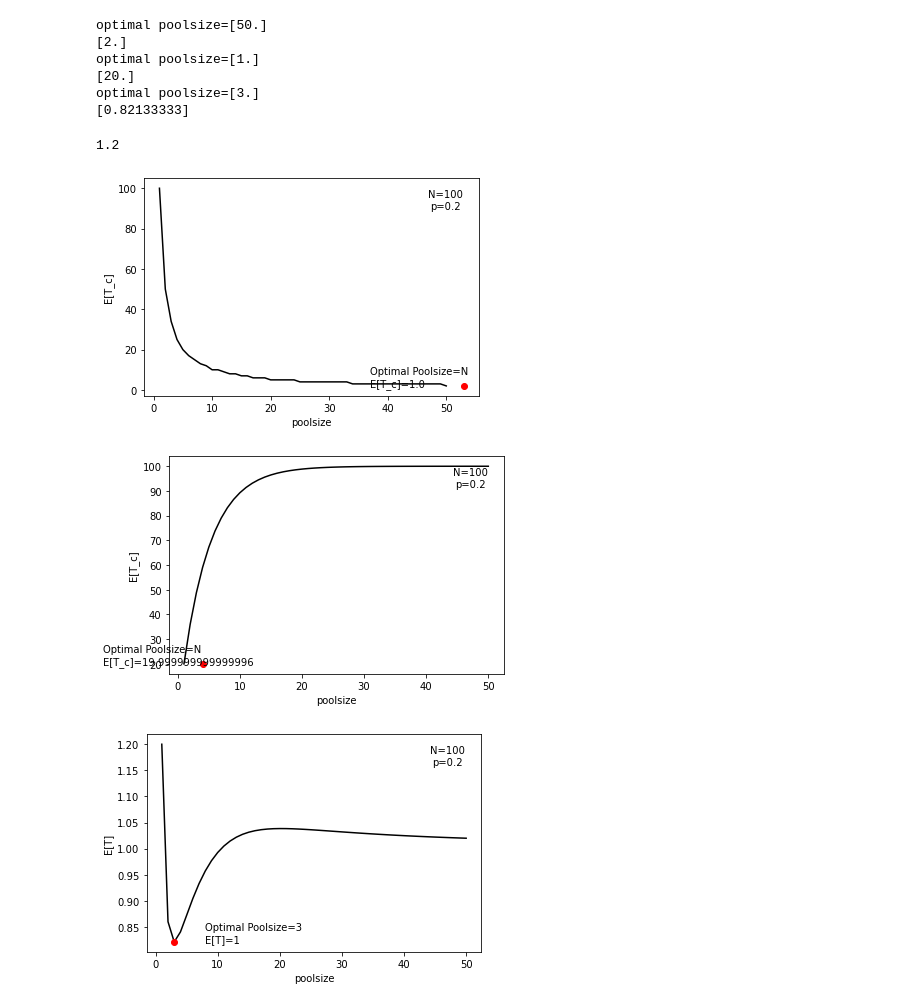
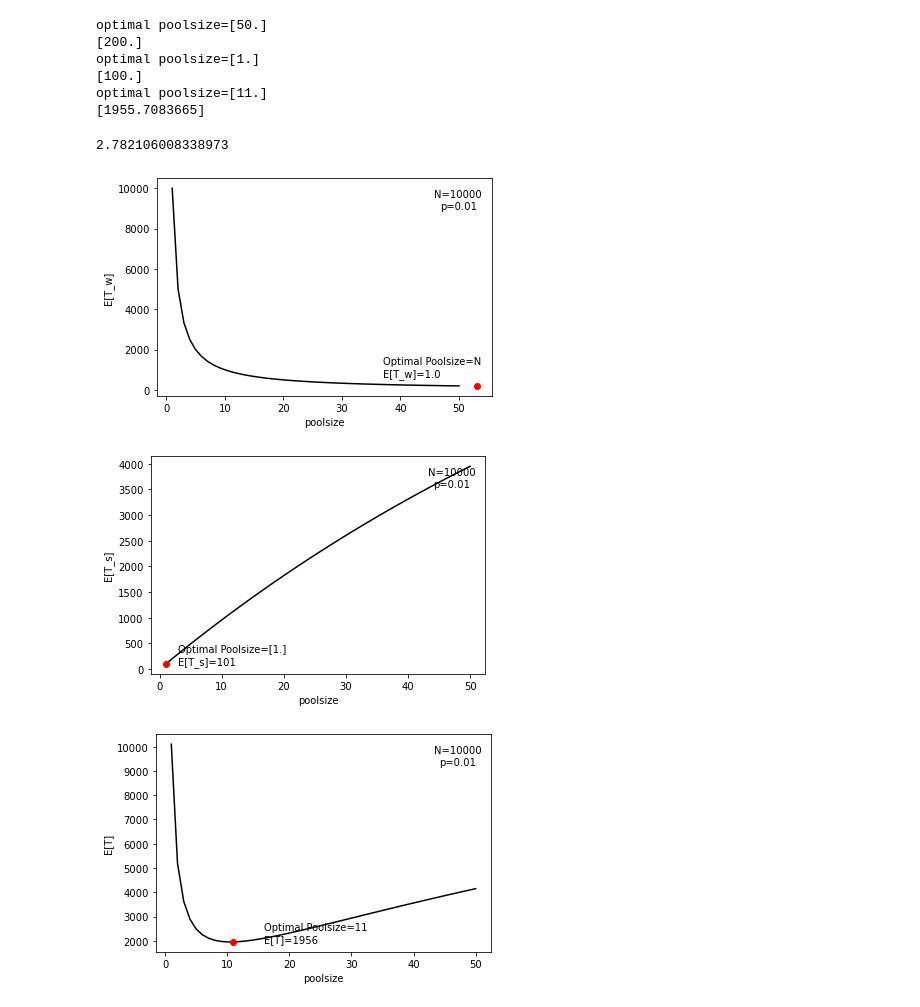
Before and after one commit to metsch/masterthesis, a Jupyter notebook: src/py/rq1.ipynb, the cells around one changed output. Drawn from its saved outputs; the diff is of its cells as text; code cells hidden in the pictures.

```diff
--- a/src/py/rq1.ipynb
+++ b/src/py/rq1.ipynb
@@ -3,13 +3,14 @@ import math
 from scipy import optimize
 import matplotlib.pyplot as plt
 import numpy as np
-N = 100
-percent = 20
+import pandas as pd
+N = 10000
+percent = 1
 prevalence = (percent * N) /100.0
 p = prevalence/N
 
 def expected_write_transactions(k):
-    number_of_pools = np.ceil(N/k)
+    number_of_pools = N/k
     return number_of_pools
 
 x = np.linspace(1,50,50).astype(float)
@@ -26,10 +27,10 @@ fig = plt.figure()
 new=fig.add_subplot(111)
 new.plot(x,y,"black")
 new.plot(x[opt_idx]+3,y[opt_idx],"ro")
-new.text(x[opt_idx]-13,y[opt_idx],"Optimal Poolsize={}\nE[T_c]={}".format("N",np.amin(y_n)))
+new.text(x[opt_idx]-13,y[opt_idx]+500,"Optimal Poolsize={}\nE[T_w]={}".format("N",np.amin(y_n)))
 new.text(0.9,0.9,"N={}\np={}".format(N,p),ha='center', va='center', transform=new.transAxes)
 plt.xlabel("poolsize")
-plt.ylabel("E[T_c]")
+plt.ylabel("E[T_w]")
 
 def expected_scrubbing(k):
     number_of_pools = N/k
@@ -49,44 +50,44 @@ print(opt_k)
 fig = plt.figure()
 new=fig.add_subplot(111)
 new.plot(x,y,"black")
-new.plot(x[opt_idx]+3,y[opt_idx],"ro")
-new.text(x[opt_idx]-13,y[opt_idx],"Optimal Poolsize={}\nE[T_c]={}".format("N",np.amin(y_n)))
+new.plot(x_n[opt_idx],y_n[opt_idx],"ro")
+new.text(x_n[opt_idx]+2,y_n[opt_idx]+3,"Optimal Poolsize={}\nE[T_s]={}".format(x[opt_idx],math.ceil(np.amin(y_n))))
 new.text(0.9,0.9,"N={}\np={}".format(N,p),ha='center', va='center', transform=new.transAxes)
 plt.xlabel("poolsize")
-plt.ylabel("E[T_c]")
+plt.ylabel("E[T_s]")
 
 def expected_operations(k):
     number_of_pools = N/k
     number_of_positive_pools = (1 - np.power((1-p),k)) * number_of_pools
-    return (number_of_pools + number_of_positive_pools*k)/N
+    return number_of_pools + number_of_positive_pools*k
 
 x = np.linspace(1,50,50).astype(float)
 y = expected_operations(x)
 
 x_n = np.linspace(1,N,N).astype(float)
 y_n = expected_operations(x_n)
 
 opt_idx = np.where(y_n==np.amin(y_n))
 print("optimal poolsize={}".format(x_n[opt_idx]))
 opt_k = y_n[opt_idx]
 print(opt_k)
 fig = plt.figure()
 new=fig.add_subplot(111)
 new.plot(x,y,"black")
 new.plot(x_n[opt_idx],y_n[opt_idx],"ro")
 new.text(x_n[opt_idx]+5,y_n[opt_idx],"Optimal Poolsize={}\nE[T]={}".format(int(x_n[np.where(y_n==np.amin(y_n))]),math.ceil(np.amin(y_n))))
 new.text(0.9,0.9,"N={}\np={}".format(N,p),ha='center', va='center', transform=new.transAxes)
 plt.xlabel("poolsize")
 plt.ylabel("E[T]")
-expected_operations(1)
+expected_operations(1)/expected_operations(3)
 # %% [output]
 optimal poolsize=[50.]
-[2.]
+[200.]
 optimal poolsize=[1.]
-[20.]
-optimal poolsize=[3.]
-[0.82133333]
+[100.]
+optimal poolsize=[11.]
+[1955.7083665]
-1.2
+2.782106008338973
-[figure, old version]
+[figure, new version]
-[figure, old version]
+[figure, new version]
-[figure, old version]
+[figure, new version]
```
Also changed, not shown: parts of 15 cells of this notebook, 31 other files.
